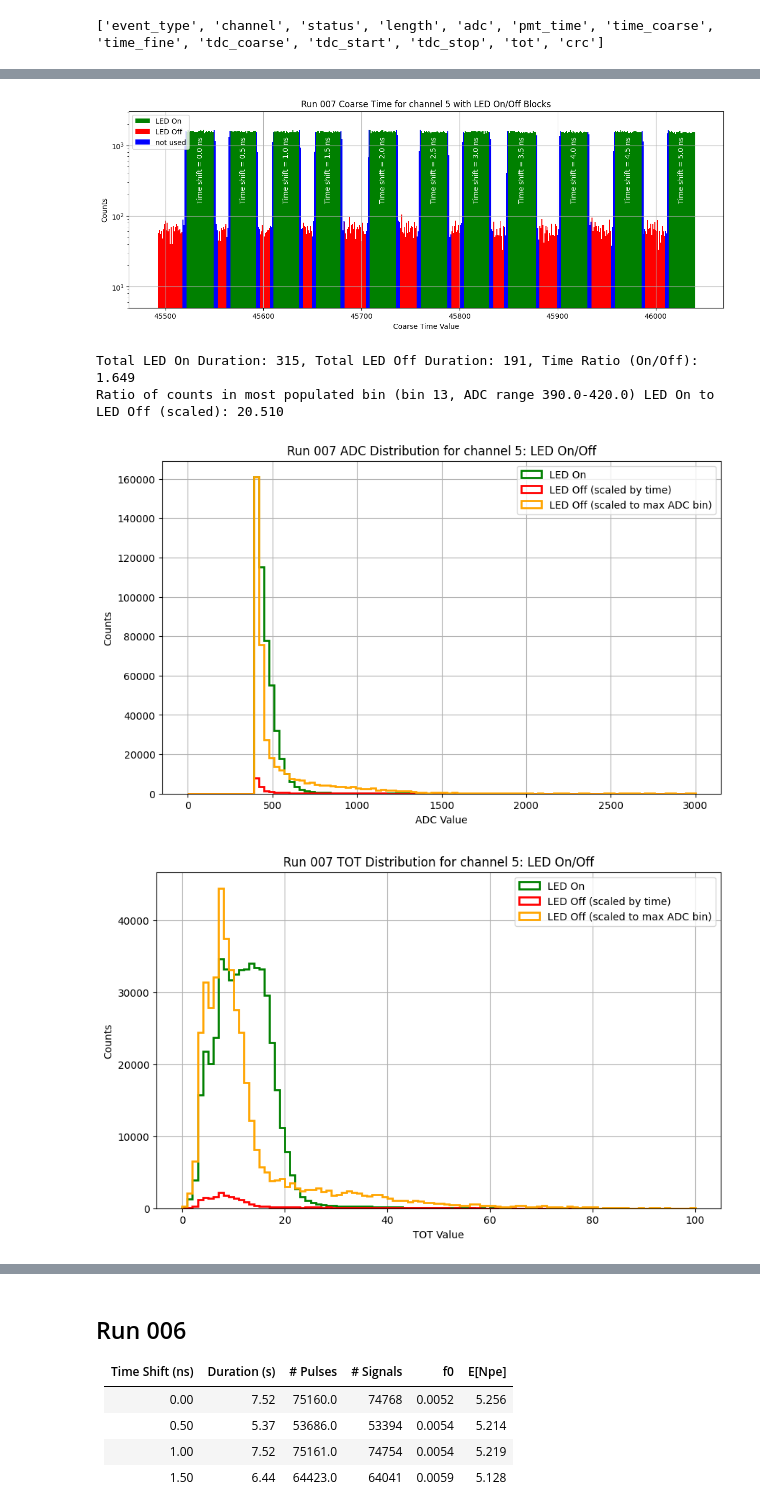
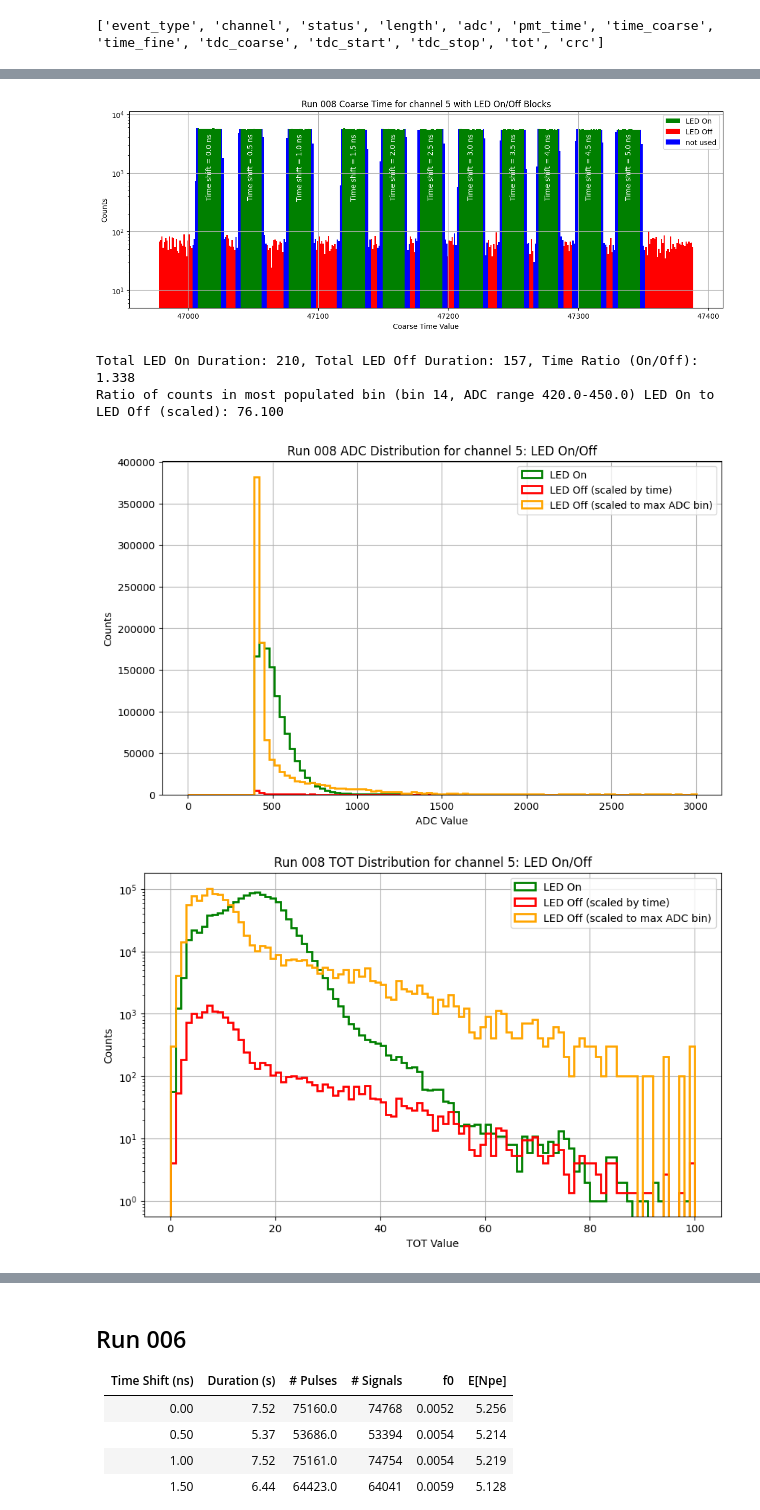
Before and after one commit to deankarlen/hk_fd2, a Jupyter notebook: explore_timing.ipynb, the cells around one changed output, grey strips where cells are left out. Drawn from its saved outputs; the diff is of its cells as text; code cells hidden in the pictures.

```diff
--- a/explore_timing.ipynb
+++ b/explore_timing.ipynb
@@ -5,7 +7,7 @@ import matplotlib.pyplot as plt
 # %%
 # Set and select run information
 
-run = [6,7,8][1] # the run number to analyze
+run = [6,7,8][2] # the run number to analyze
 channels = {6: [5], 7: [5], 8: [5]}[run] # the active PMT channels in this run
 time_shifts = {6: np.arange(0., 5.5, 0.5),
                7: np.arange(0., 5.5, 0.5),
@@ -256,7 +258,7 @@ plt.grid(True)
 plt.savefig(f'img/coarse_time_distribution_blocks_run{run:03d}_chan{channels[ic]:02d}.png')
 plt.show()
 # %% [output]
-[figure, old version]
+[figure, new version]
 # %%
 # Histogram the ADC values for the blocks with LED off and with LED on. Rescale the off blocks by the total time duration ratio.
 
@@ -303,51 +305,57 @@ else:
     print(f'No counts in LED Off histogram in most populated bin of LED On histogram (bin {max_bin_index}, ADC range {bin_edges_on[max_bin_index]}-{bin_edges_on[max_bin_index+1]})')
 
 plt.legend()
-#plt.yscale('log')
 plt.xlabel('ADC Value')
 plt.ylabel('Counts')
 plt.title(f'Run {run:03d} ADC Distribution for channel {channels[ic]}: LED On/Off')
 plt.grid(True)
-plt.savefig(f'img/adc_distribution_on_off_run{run:03d}_chan{channels[ic]:02d}.png')
+if False:
+    plt.yscale('log')
+    plt.savefig(f'img/adc_distribution_on_off_run{run:03d}_chan{channels[ic]:02d}_log.png')
+else:
+    plt.savefig(f'img/adc_distribution_on_off_linear_run{run:03d}_chan{channels[ic]:02d}.png')
 plt.show()
 # %% [output]
-Total LED On Duration: 315, Total LED Off Duration: 191, Time Ratio (On/Off): 1.649
-Ratio of counts in most populated bin (bin 13, ADC range 390.0-420.0) LED On to LED Off (scaled): 20.510
+Total LED On Duration: 210, Total LED Off Duration: 157, Time Ratio (On/Off): 1.338
+Ratio of counts in most populated bin (bin 14, ADC range 420.0-450.0) LED On to LED Off (scaled): 76.100
-[figure, old version]
+[figure, new version]
 # %%
 # Histogram the TOT values for the blocks with LED off and with LED on. Rescale the off blocks by the total time duration ratio.
 # Execute the previous code cell again to recalculate time_ratio if needed.
 
 hist_bins = 100
 hist_range = (0, 100)
 
 # plot the tot distributions for on and off blocks
 ic = 0  # channel index to plot
 plt.figure(figsize=(10, 6))
 # LED on blocks
 mask_on = np.zeros_like(tot_values, dtype=bool)
 for start, end in zip(block_starts, block_ends):
     mask_on |= (time_coarse_values >= start) & (time_coarse_values <= end)
 plt.hist(tot_values[mask_on & (channel_values == channels[ic])], bins=hist_bins, range=hist_range, histtype='step', lw=2, color='green', label='LED On')
 # LED off blocks
 mask_off = np.zeros_like(tot_values, dtype=bool)
 for start, end in zip(off_starts, off_ends):
     mask_off |= (time_coarse_values >= start) & (time_coarse_values <= end)
 plt.hist(tot_values[mask_off & (channel_values == channels[ic])], bins=hist_bins, range=hist_range, histtype='step', lw=2, color='red', label='LED Off (scaled by time)', weights=np.full(np.sum(mask_off & (channel_values == channels[ic])), time_ratio))
 
 # Now show the LED off histogram scaled by ratio_max_bin
 plt.hist(tot_values[mask_off & (channel_values == channels[ic])], bins=hist_bins, range=hist_range, histtype='step', lw=2, color='orange', label='LED Off (scaled to max ADC bin)', weights=np.full(np.sum(mask_off & (channel_values == channels[ic])), time_ratio * ratio_max_bin))
 
 plt.legend()
-#plt.yscale('log')
 plt.xlabel('TOT Value')
 plt.ylabel('Counts')
 plt.title(f'Run {run:03d} TOT Distribution for channel {channels[ic]}: LED On/Off')
 plt.grid(True)
-plt.savefig(f'img/tot_distribution_on_off_run{run:03d}_chan{channels[ic]:02d}.png')
+if True:
+    plt.yscale('log')
+    plt.savefig(f'img/tot_distribution_on_off_run{run:03d}_chan{channels[ic]:02d}_log.png')
+else:
+    plt.savefig(f'img/tot_distribution_on_off_run{run:03d}_chan{channels[ic]:02d}.png')
 plt.show()
 # %% [output]
-[figure, old version]
+[figure, new version]
 # %%
 # Show the distribution for tdc_start for entries in each block and adc > 600
 # The tdc_start value is a 4 bit number (0 to 15) so we can use 15 bins
```
Also changed, not shown: parts of 28 cells of this notebook.
